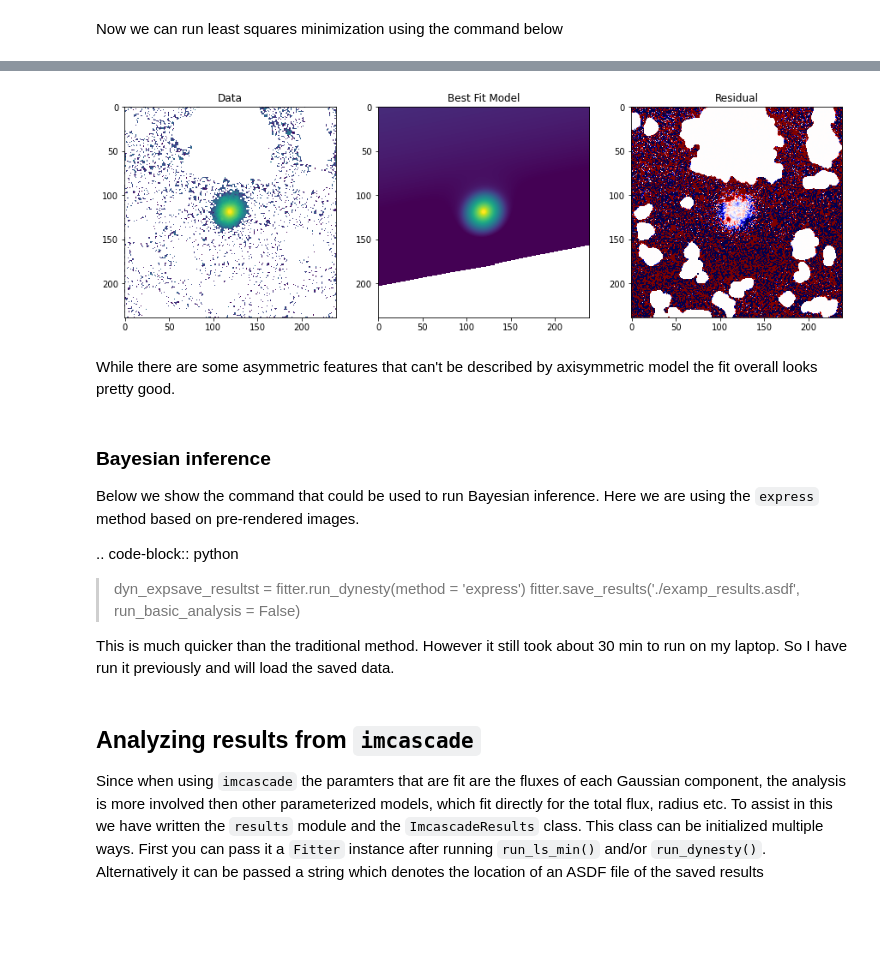
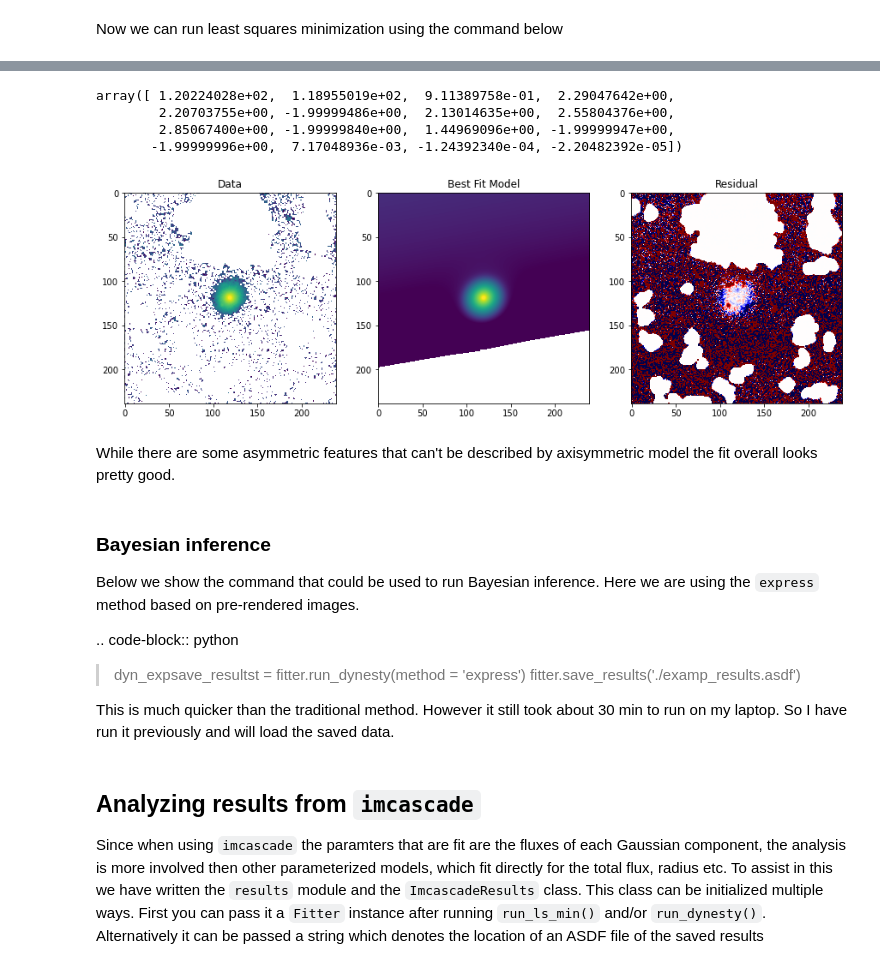
Before and after one commit to tbmiller-astro/imcascade, a Jupyter notebook: examples/hsc_example.ipynb, the cells around one changed output, grey strips where cells are left out. Drawn from its saved outputs; the diff is of its cells as text; code cells hidden in the pictures; blank space fills up the shorter version.

```diff
--- a/examples/hsc_example.ipynb
+++ b/examples/hsc_example.ipynb
@@ -111,25 +112,32 @@ min_res = fitter.run_ls_min()
+# %%
+min_res
+# %% [output]
+array([ 1.20224028e+02,  1.18955019e+02,  9.11389758e-01,  2.29047642e+00,
+        2.20703755e+00, -1.99999486e+00,  2.13014635e+00,  2.55804376e+00,
+        2.85067400e+00, -1.99999840e+00,  1.44969096e+00, -1.99999947e+00,
+       -1.99999996e+00,  7.17048936e-03, -1.24392340e-04, -2.20482392e-05])
 # %%
 ## Let's take a quick look at the best fit-model to make sure it looks god
 fig, (ax1,ax2,ax3) = plt.subplots(1,3, figsize = (15,5))
 
-best_fit_mod = fitter.make_model(min_res.x) #generate a model image using the best fitting parameters
+best_fit_mod = fitter.make_model(min_res) #generate a model image using the best fitting parameters
 
 #Calculate the residual image and mask out the other sources
 resid = (fitter.img - best_fit_mod)/best_fit_mod
 resid *= np.logical_not(fitter.mask)
 
 ax1.set_title('Data')
 ax1.imshow(np.log10(fitter.img*np.logical_not(mask)),vmin = -2, vmax =1)
 ax2.set_title('Best Fit Model')
 ax2.imshow(np.log10(best_fit_mod),vmin = -2, vmax =1)
 ax3.set_title('Residual')
 ax3.imshow(resid, vmin = -0.5, vmax = 0.5, cmap = 'seismic')
 #ax3.set_xlim([50,150])
 #ax3.set_ylim([150,50])
 
 plt.show()
 # %% [output]
-[figure, old version]
+[figure, new version]
 # %% [markdown]
 While there are some asymmetric features that can't be described by axisymmetric model the fit overall looks pretty good.
 # %% [markdown]
@@ -138,7 +146,7 @@ Below we show the command that could be used to run Bayesian inference. Here we
 
 .. code-block:: python
    > dyn_expsave_resultst = fitter.run_dynesty(method = 'express')
-   > fitter.save_results('./examp_results.asdf', run_basic_analysis = False)
+   > fitter.save_results('./examp_results.asdf')
 
 
 This is much quicker than the traditional method. However it still took about 30 min to run on my laptop. So I have run it previously and will load the saved data.
```
Also changed, not shown: parts of 8 cells of this notebook, 2 other files.
